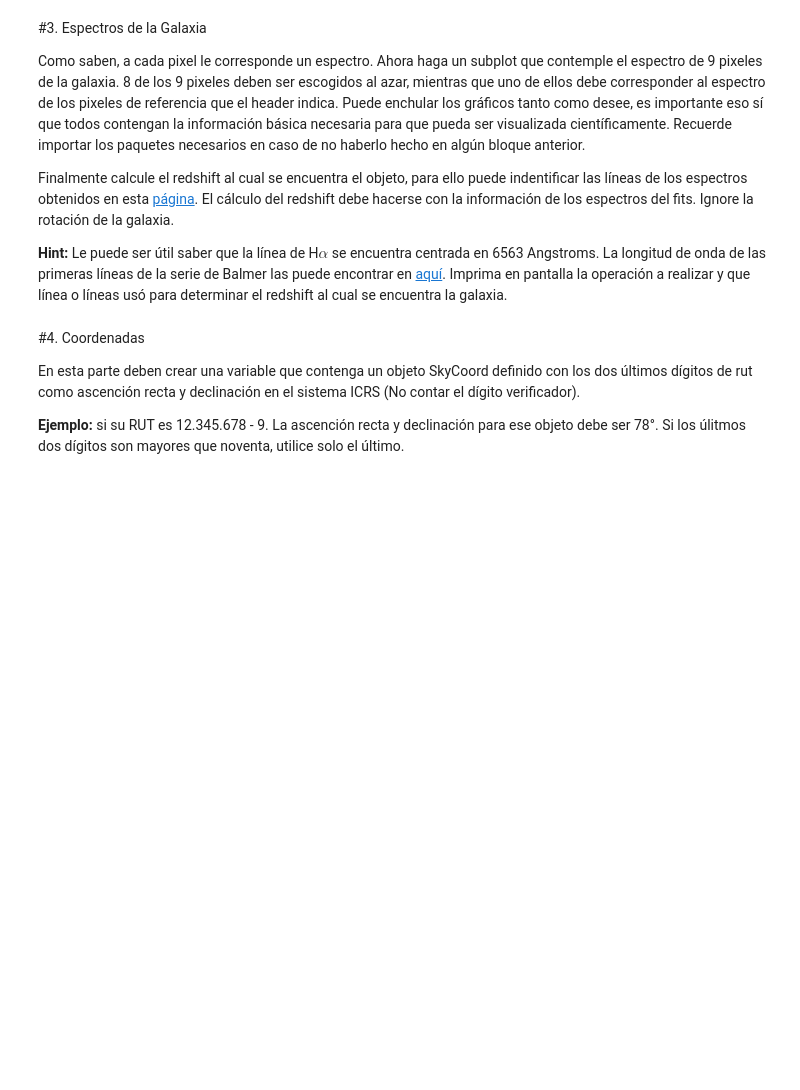
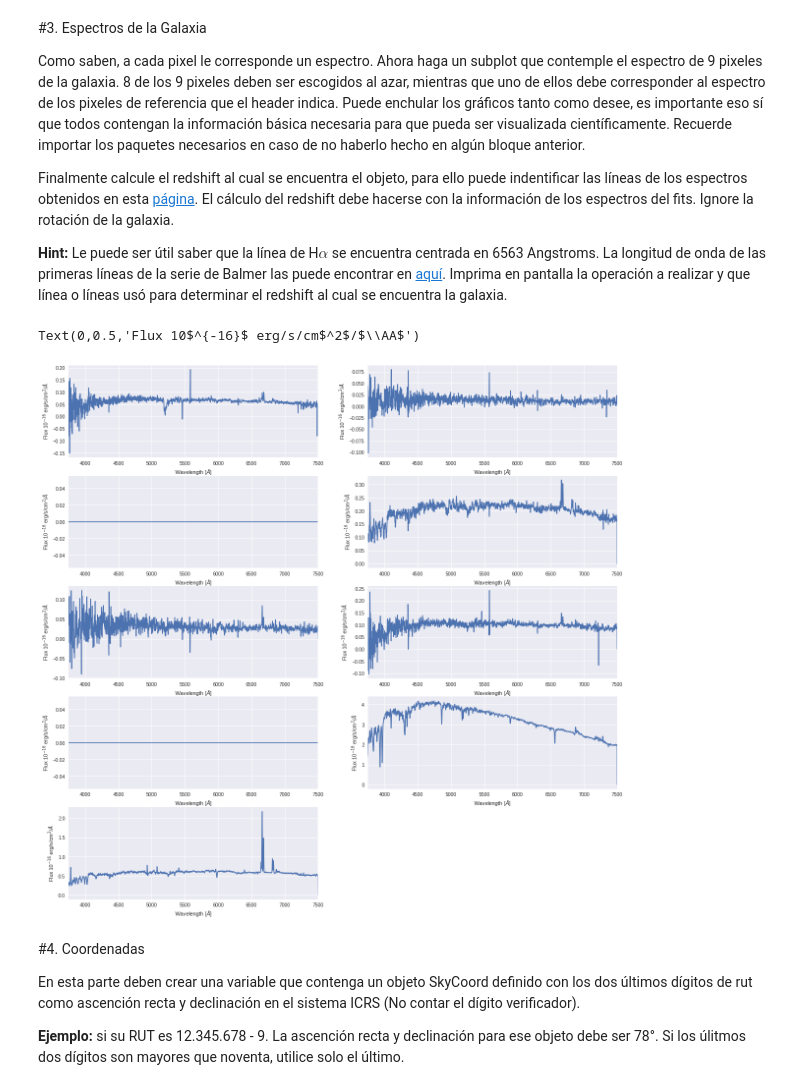
Before and after one commit to VicenteMaturana/minitarea4, a Jupyter notebook: minitarea4.ipynb, the cells around one changed output. Drawn from its saved outputs; the diff is of its cells as text; code cells hidden in the pictures; blank space fills up the shorter version.

```diff
--- a/minitarea4.ipynb
+++ b/minitarea4.ipynb
@@ -171,3 +165,61 @@ plt.ylabel('Flux 10$^{-16}$ erg/s/cm$^2$/$\AA$')
+# %%
+plt.figure(figsize=(20,20))
+plt.subplot(521)
+plt.plot(lo,data[:,31,20])
+plt.xlim(3750,7500)
+plt.xlabel('Wavelength [$\AA$]')
+plt.ylabel('Flux 10$^{-16}$ erg/s/cm$^2$/$\AA$')
+
+plt.subplot(522)
+plt.plot(lo,data[:,23,70])
+plt.xlim(3750,7500)
+plt.xlabel('Wavelength [$\AA$]')
+plt.ylabel('Flux 10$^{-16}$ erg/s/cm$^2$/$\AA$')
+
+plt.subplot(523)
+plt.plot(lo,data[:,71,10])
+plt.xlim(3750,7500)
+plt.xlabel('Wavelength [$\AA$]')
+plt.ylabel('Flux 10$^{-16}$ erg/s/cm$^2$/$\AA$')
+
+plt.subplot(524)
+plt.plot(lo,data[:,38,47])
+plt.xlim(3750,7500)
+plt.xlabel('Wavelength [$\AA$]')
+plt.ylabel('Flux 10$^{-16}$ erg/s/cm$^2$/$\AA$')
+
+plt.subplot(525)
+plt.plot(lo,data[:,45,67])
+plt.xlim(3750,7500)
+plt.xlabel('Wavelength [$\AA$]')
+plt.ylabel('Flux 10$^{-16}$ erg/s/cm$^2$/$\AA$')
+
+plt.subplot(526)
+plt.plot(lo,data[:,37,52])
+plt.xlim(3750,7500)
+plt.xlabel('Wavelength [$\AA$]')
+plt.ylabel('Flux 10$^{-16}$ erg/s/cm$^2$/$\AA$')
+
+plt.subplot(527)
+plt.plot(lo,data[:,5,69])
+plt.xlim(3750,7500)
+plt.xlabel('Wavelength [$\AA$]')
+plt.ylabel('Flux 10$^{-16}$ erg/s/cm$^2$/$\AA$')
+
+plt.subplot(528)
+plt.plot(lo,data[:,14,16])
+plt.xlim(3750,7500)
+plt.xlabel('Wavelength [$\AA$]')
+plt.ylabel('Flux 10$^{-16}$ erg/s/cm$^2$/$\AA$')
+
+plt.subplot(529)
+plt.plot(lo,data[:,37,33])
+plt.xlim(3750,7500)
+plt.xlabel('Wavelength [$\AA$]')
+plt.ylabel('Flux 10$^{-16}$ erg/s/cm$^2$/$\AA$')
+# %% [output]
+Text(0,0.5,'Flux 10$^{-16}$ erg/s/cm$^2$/$\\AA$')
+[figure, added]
 # %% [markdown]
 #4. Coordenadas
 
```
Also changed, not shown: parts of 1 cell of this notebook.
